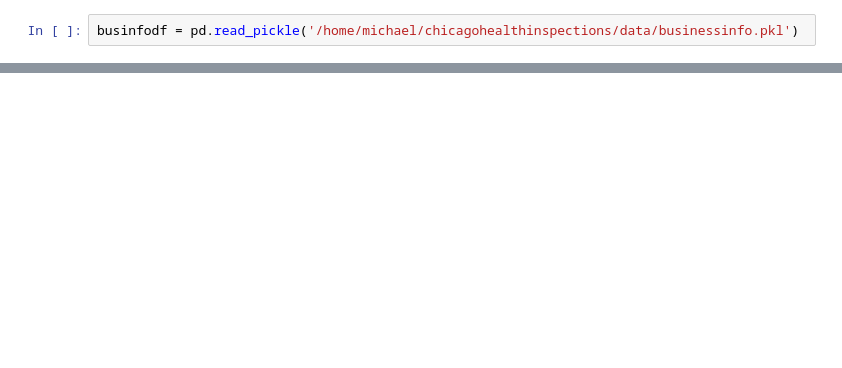
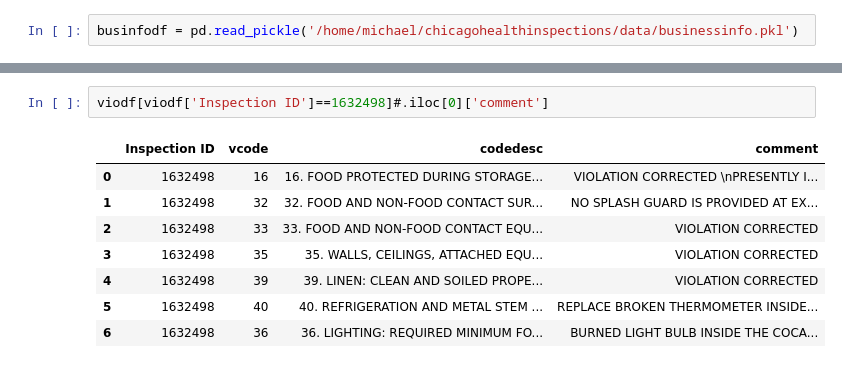
Before and after one commit to mkduchak/chicagohealthinspections, a Jupyter notebook: 1_data_cleanup.ipynb, the cells around one changed output, grey strips where cells are left out. Drawn from its saved outputs; the diff is of its cells as text; blank space fills up the shorter version.

```diff
--- a/1_data_cleanup.ipynb
+++ b/1_data_cleanup.ipynb
@@ -58,0 +262,11 @@ businfodf.head()
+# %%
+viodf[viodf['Inspection ID']==1632498]#.iloc[0]['comment']
+# %% [output]
+|  | Inspection ID | vcode | codedesc | comment |
+| 0 | 1632498 | 16 | 16. FOOD PROTECTED DURING STORAGE... | VIOLATION CORRECTED \nPRESENTLY I... |
+| 1 | 1632498 | 32 | 32. FOOD AND NON-FOOD CONTACT SUR... | NO SPLASH GUARD IS PROVIDED AT EX... |
+| 2 | 1632498 | 33 | 33. FOOD AND NON-FOOD CONTACT EQU... | VIOLATION CORRECTED |
+| 3 | 1632498 | 35 | 35. WALLS, CEILINGS, ATTACHED EQU... | VIOLATION CORRECTED |
+| 4 | 1632498 | 39 | 39. LINEN: CLEAN AND SOILED PROPE... | VIOLATION CORRECTED |
+| 5 | 1632498 | 40 | 40. REFRIGERATION AND METAL STEM ... | REPLACE BROKEN THERMOMETER INSIDE... |
+| 6 | 1632498 | 36 | 36. LIGHTING: REQUIRED MINIMUM FO... | BURNED LIGHT BULB INSIDE THE COCA... |
```
Also changed, not shown: parts of 23 cells of this notebook.
